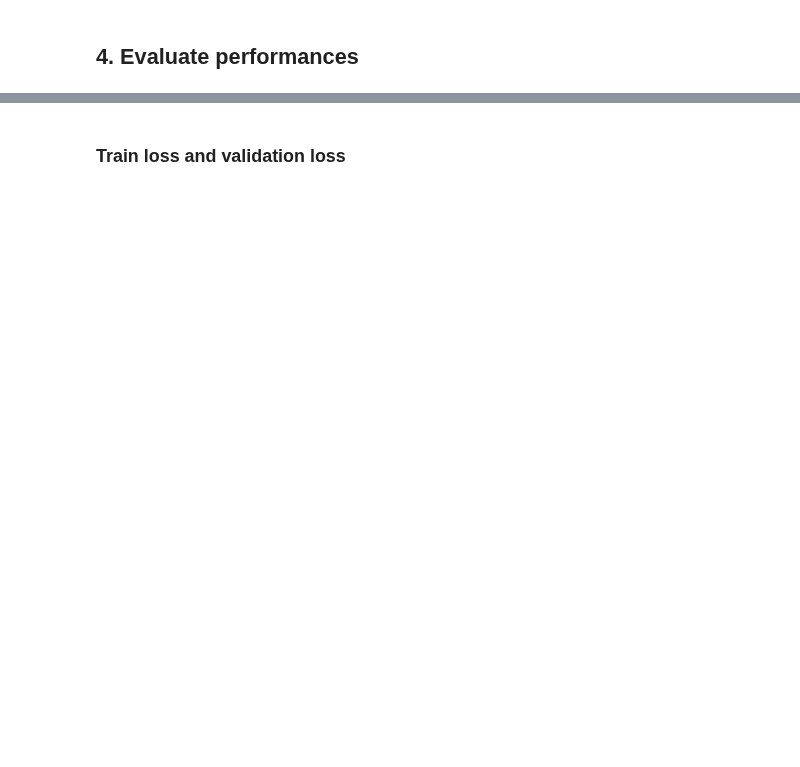
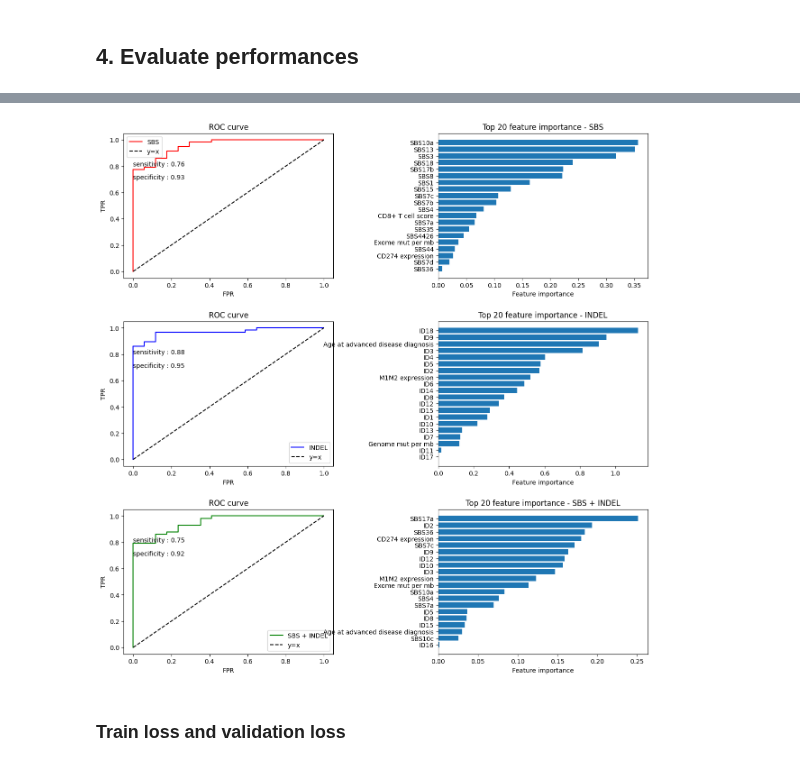
Before and after one commit to Arthur8754/mutational-signatures, a Jupyter notebook: 2-tests-sbs-indel.ipynb, the cells around one changed output, grey strips where cells are left out. Drawn from its saved outputs; the diff is of its cells as text; code cells hidden in the pictures; blank space fills up the shorter version.

```diff
--- a/2-tests-sbs-indel.ipynb
+++ b/2-tests-sbs-indel.ipynb
@@ -190,3 +132,76 @@ Text(0, 0.6, 'AUC SBS + INDEL : 0.98')
+# %%
+# SBS
+features_importance_sbs = np.absolute(np.mean([np.mean(params_conv_sbs[i].detach().numpy(),axis=1) for i in range(len(params_conv_sbs))],axis=0))
+index_sort = np.argsort(features_importance_sbs)
+features_importance_sorted_sbs = features_importance_sbs[index_sort]
+features_name_sorted_sbs = np.array(features_name_sbs)[index_sort]
+
+# INDEL
+features_importance_indel = np.absolute(np.mean([np.mean(params_conv_indel[i].detach().numpy(),axis=1) for i in range(len(params_conv_indel))],axis=0))
+index_sort = np.argsort(features_importance_indel)
+features_importance_sorted_indel = features_importance_indel[index_sort]
+features_name_sorted_indel = np.array(features_name_indel)[index_sort]
+
+# SBS + INDEL
+features_importance_comb = np.absolute(np.mean([np.mean(params_conv_comb[i].detach().numpy(),axis=1) for i in range(len(params_conv_comb))],axis=0))
+index_sort = np.argsort(features_importance_comb)
+features_importance_sorted_comb = features_importance_comb[index_sort]
+features_name_sorted_comb = np.array(features_name_comb)[index_sort]
+# %%
+fig, ax = plt.subplots(3,2,figsize=(15,15))
+x = np.linspace(0,1,100)
+
+# SBS
+# ROC curve
+ax[0,0].plot(fpr_sbs, tpr_sbs, color='red',label='SBS')
+ax[0,0].plot(x,x,linestyle='--',color='black',label='y=x')
+ax[0,0].set_xlabel('FPR')
+ax[0,0].set_ylabel('TPR')
+ax[0,0].set_title('ROC curve')
+ax[0,0].text(0,0.8,f"sensitivity : {sensitivity_sbs}")
+ax[0,0].text(0,0.7,f"specificity : {specificity_sbs}")
+ax[0,0].legend()
+
+# Feature importance
+ax[0,1].barh(features_name_sorted_sbs[:20],features_importance_sorted_sbs[:20])
+ax[0,1].set_xlabel("Feature importance")
+ax[0,1].set_title("Top 20 feature importance - SBS")
+
+# INDEL
+# ROC curve
+ax[1,0].plot(fpr_indel, tpr_indel, color='blue',label='INDEL')
+ax[1,0].plot(x,x,linestyle='--',color='black',label='y=x')
+ax[1,0].set_xlabel('FPR')
+ax[1,0].set_ylabel('TPR')
+ax[1,0].set_title('ROC curve')
+ax[1,0].text(0,0.8,f"sensitivity : {sensitivity_indel}")
+ax[1,0].text(0,0.7,f"specificity : {specificity_indel}")
+ax[1,0].legend()
+
+# Feature importance
+ax[1,1].barh(features_name_sorted_indel[0:20],features_importance_sorted_indel[0:20])
+ax[1,1].set_xlabel("Feature importance")
+ax[1,1].set_title("Top 20 feature importance - INDEL")
+
+# SBS + INDEL
+# ROC curve
+ax[2,0].plot(fpr_comb, tpr_comb, color='green',label='SBS + INDEL')
+ax[2,0].plot(x,x,linestyle='--',color='black',label='y=x')
+ax[2,0].set_xlabel('FPR')
+ax[2,0].set_ylabel('TPR')
+ax[2,0].set_title('ROC curve')
+ax[2,0].text(0,0.8,f"sensitivity : {sensitivity_comb}")
+ax[2,0].text(0,0.7,f"specificity : {specificity_comb}")
+ax[2,0].legend()
+
+# Feature importance
+ax[2,1].barh(features_name_sorted_comb[0:20],features_importance_sorted_comb[0:20])
+ax[2,1].set_xlabel("Feature importance")
+ax[2,1].set_title("Top 20 feature importance - SBS + INDEL")
+
+plt.subplots_adjust(hspace=0.3, wspace=0.5)
+# %% [output]
+[figure, added]
 # %% [markdown]
 ### Train loss and validation loss
 # %%
```
Also changed, not shown: parts of 14 cells of this notebook, 11 other files.
